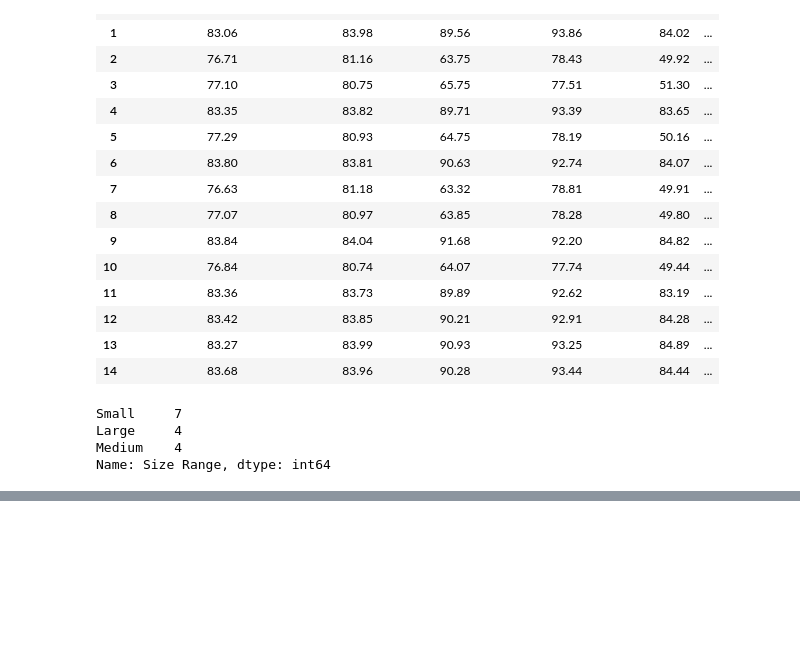
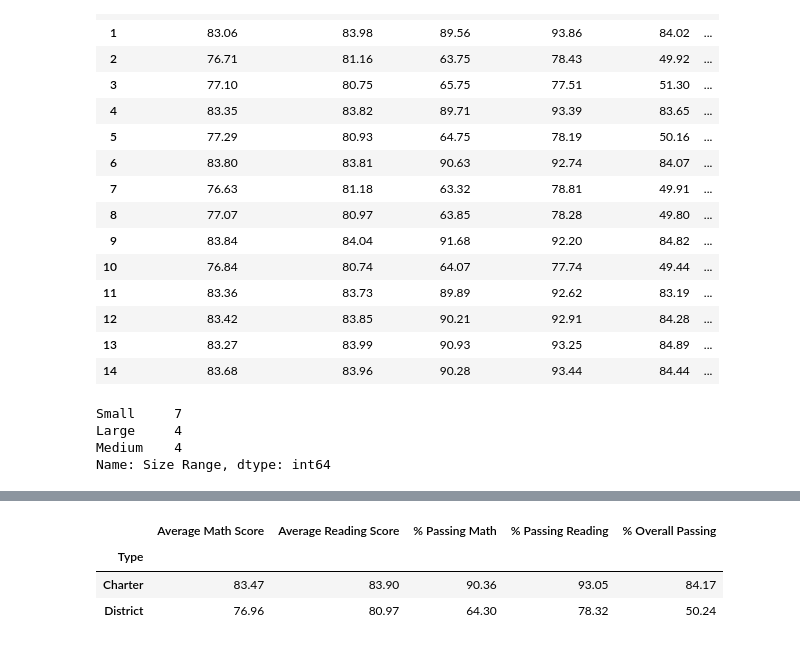
Before and after one commit to juliabrunett/pandas-challenge, a Jupyter notebook: PyCitySchools/PyCitySchools.ipynb, the cells around one changed output, grey strips where cells are left out. Saved outputs shown, nothing was run; the diff lists cells and outputs as text; code cells hidden in the pictures; blank space fills up the shorter version.

Commit message:
Added code for scores by school type

```diff
--- a/PyCitySchools/PyCitySchools.ipynb
+++ b/PyCitySchools/PyCitySchools.ipynb
@@ -547,0 +548,7 @@ size_groupby.mean().head(15)
+# %%
+# Merge school tables for scores by school type
+type_df = pd.merge(school_merged_df, renamed_schools_df, on="School Name")
+
+school_type_df = type_df[["Average Math Score", "Average Reading Score", "% Passing Math", "% Passing Reading",
+                  "% Overall Passing", "Type"]]
+school_type_df
@@ -547,0 +572,9 @@ size_groupby.mean().head(15)
+# %%
+# OUTPUT: SCORES BY SCHOOL TYPE
+school_type_groupby = school_type_df.groupby(["Type"])
+round(school_type_groupby.mean().head(15), 2)
+# %% [output]
+|  | Average Math Score | Average Reading Score | % Passing Math | % Passing Reading | % Overall Passing |
+| Type |  |  |  |  |  |
+| Charter | 83.47 | 83.90 | 90.36 | 93.05 | 84.17 |
+| District | 76.96 | 80.97 | 64.30 | 78.32 | 50.24 |
```
Also changed, not shown: parts of 3 cells of this notebook.
